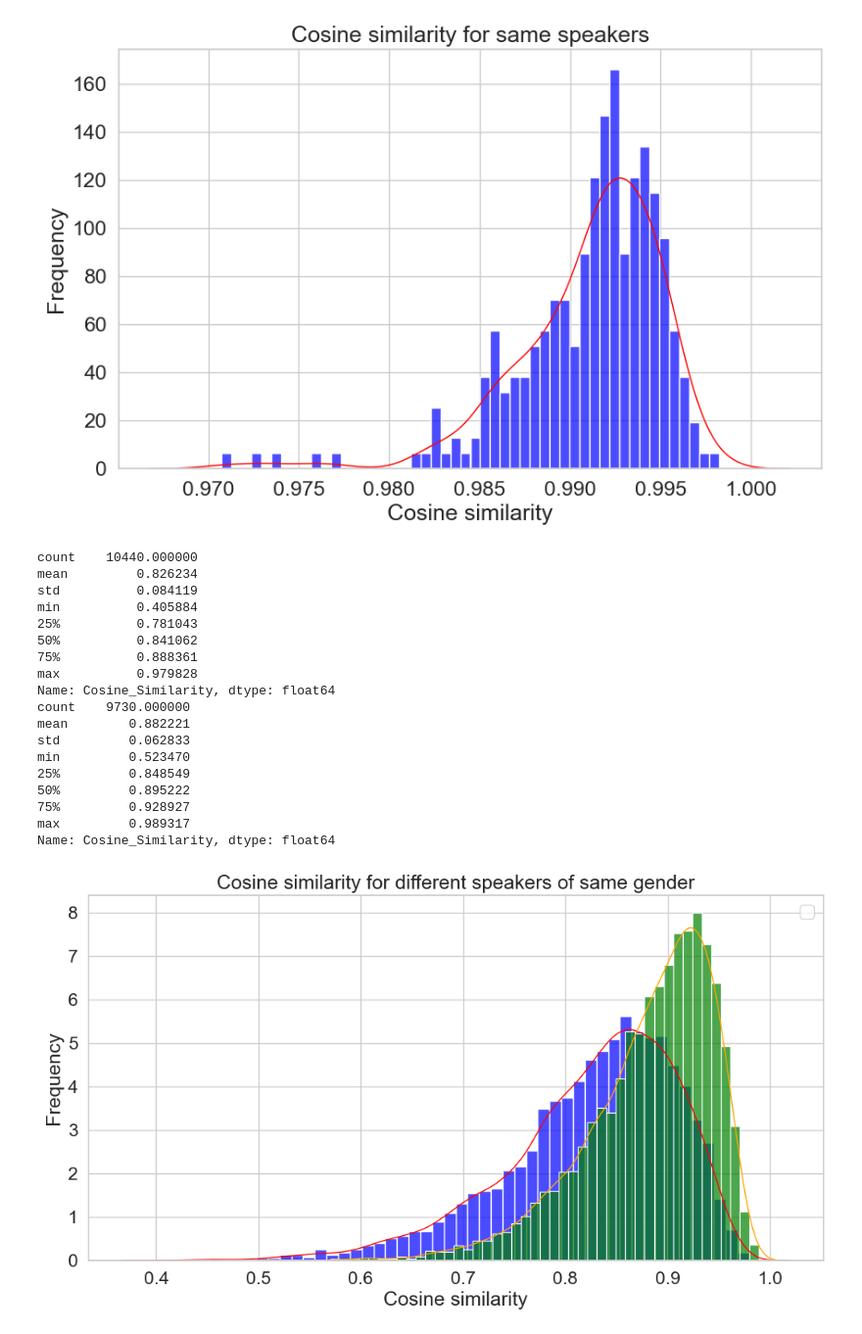
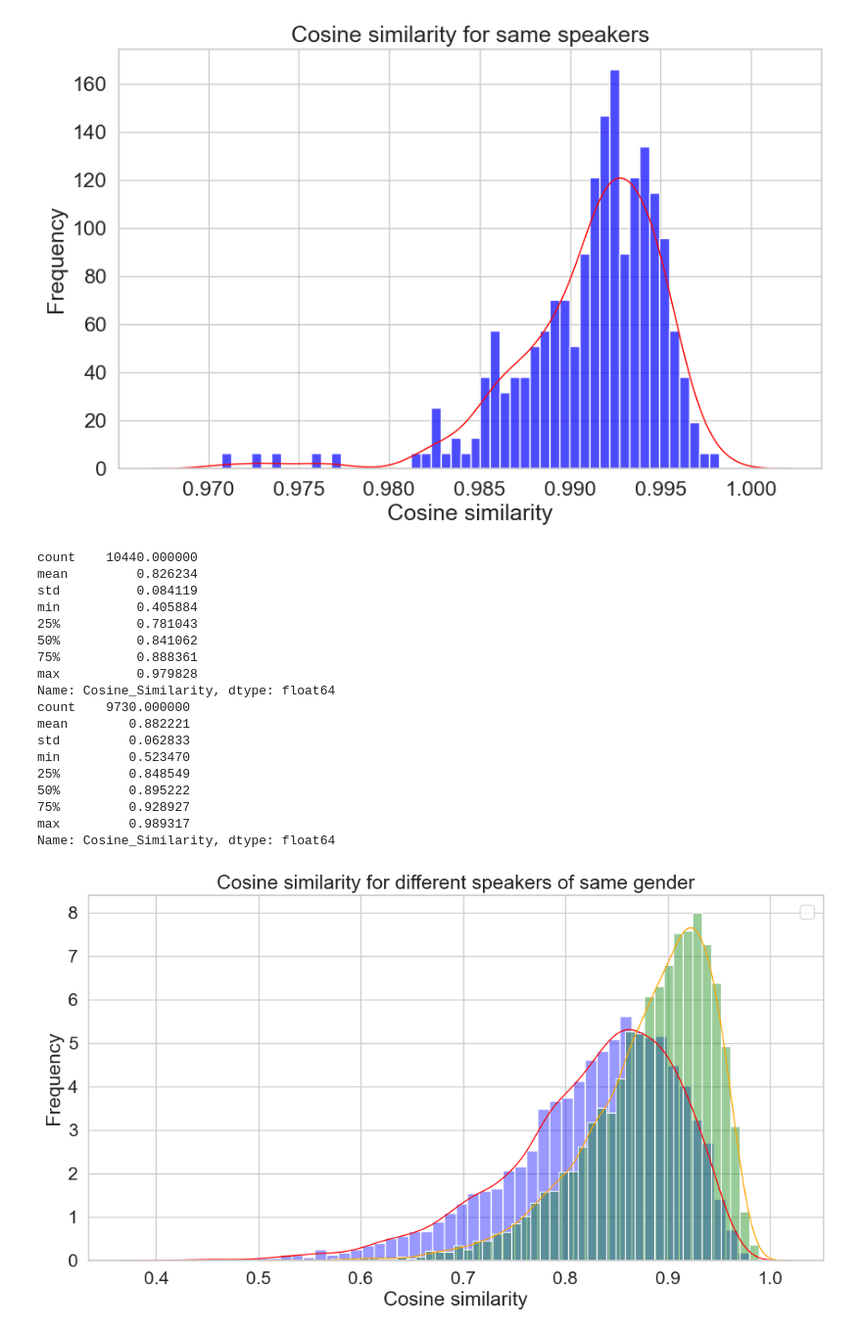
Before and after one commit to carmelgafa/ari5121-project, a Jupyter notebook: VoiceSimilarityAnalysis-code/analysis.ipynb, the cells around one changed output. Shown at 98% size. Drawn from its saved outputs; the diff is of its cells as text; code cells hidden in the pictures.

```diff
--- a/VoiceSimilarityAnalysis-code/analysis.ipynb
+++ b/VoiceSimilarityAnalysis-code/analysis.ipynb
@@ -67,40 +67,40 @@ print(df_females_self['Cosine_Similarity'].describe())
 # plot a histogram of cosine similarity superimpose male and femaple plots
 plt.figure(figsize=(12, 6))
 
-sns.histplot(df_males_self['Cosine_Similarity'], bins=50, alpha=0.7, color='blue', stat='density')
+sns.histplot(df_males_self['Cosine_Similarity'], bins=50, alpha=0.4, color='blue', stat='density')
 sns.kdeplot(df_males_self['Cosine_Similarity'], color='red', linewidth=1)
 
-sns.histplot(df_females_self['Cosine_Similarity'], bins=50, alpha=0.7, color='green', stat='density')
+sns.histplot(df_females_self['Cosine_Similarity'], bins=50, alpha=0.4, color='green', stat='density')
 sns.kdeplot(df_females_self['Cosine_Similarity'], color='orange', linewidth=1)
 
 plt.xlabel('Cosine similarity')
 plt.ylabel('Frequency')
 plt.title('Cosine similarity for different speakers of same gender')
 plt.legend()
 plt.show()
 
 different_speakers_male_range = (df_males_self['Cosine_Similarity'].min(), df_males_self['Cosine_Similarity'].max())
 different_speakers_female_range = (df_females_self['Cosine_Similarity'].min(), df_females_self['Cosine_Similarity'].max())
 # %% [output]
 count    10440.000000
 mean         0.826234
 std          0.084119
 min          0.405884
 25%          0.781043
 50%          0.841062
 75%          0.888361
 max          0.979828
 Name: Cosine_Similarity, dtype: float64
 count    9730.000000
 mean        0.882221
 std         0.062833
 min         0.523470
 25%         0.848549
 50%         0.895222
 75%         0.928927
 max         0.989317
 Name: Cosine_Similarity, dtype: float64
-[figure, old version]
+[figure, new version]
 # %%
 df_males_cross = df_different_speakers[
     (df_different_speakers['1_gender'] == 'male') & (df_different_speakers['2_gender'] == 'female') |
```
Also changed, not shown: parts of 5 cells of this notebook, 26 other files.
